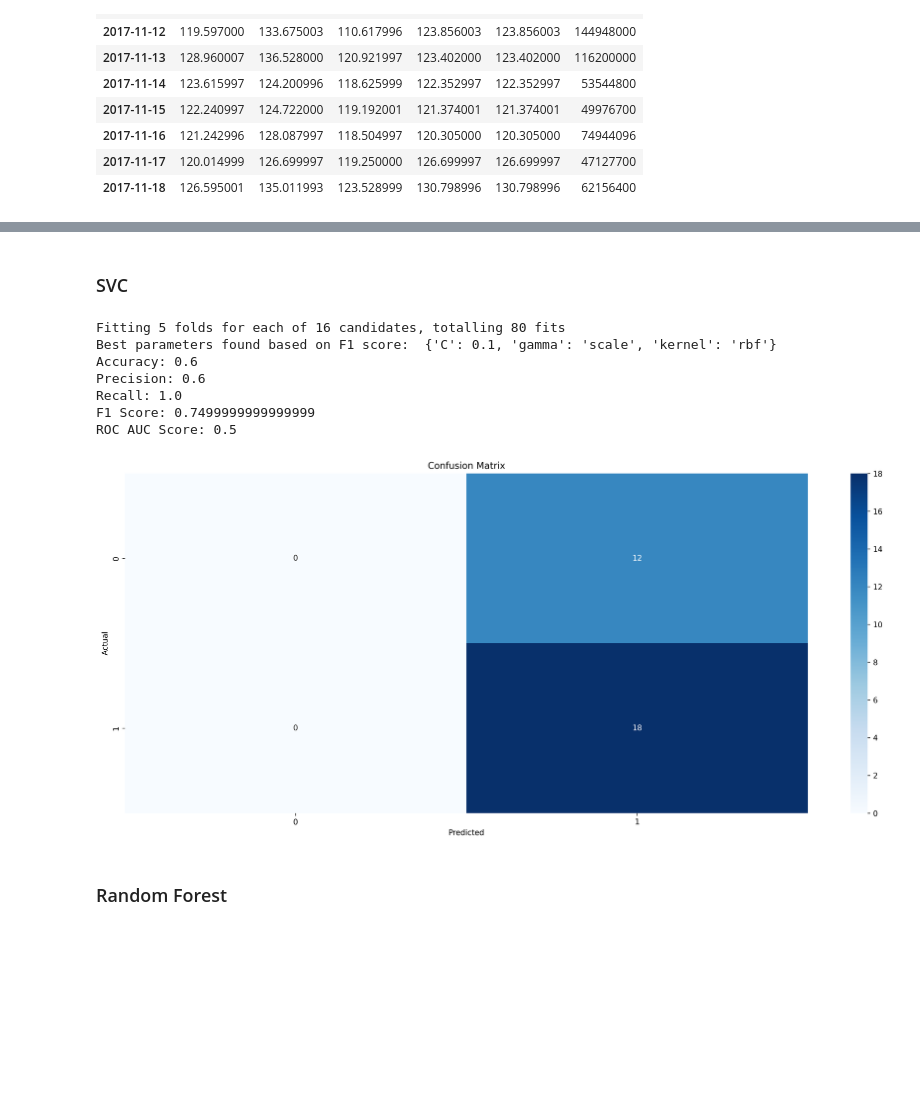
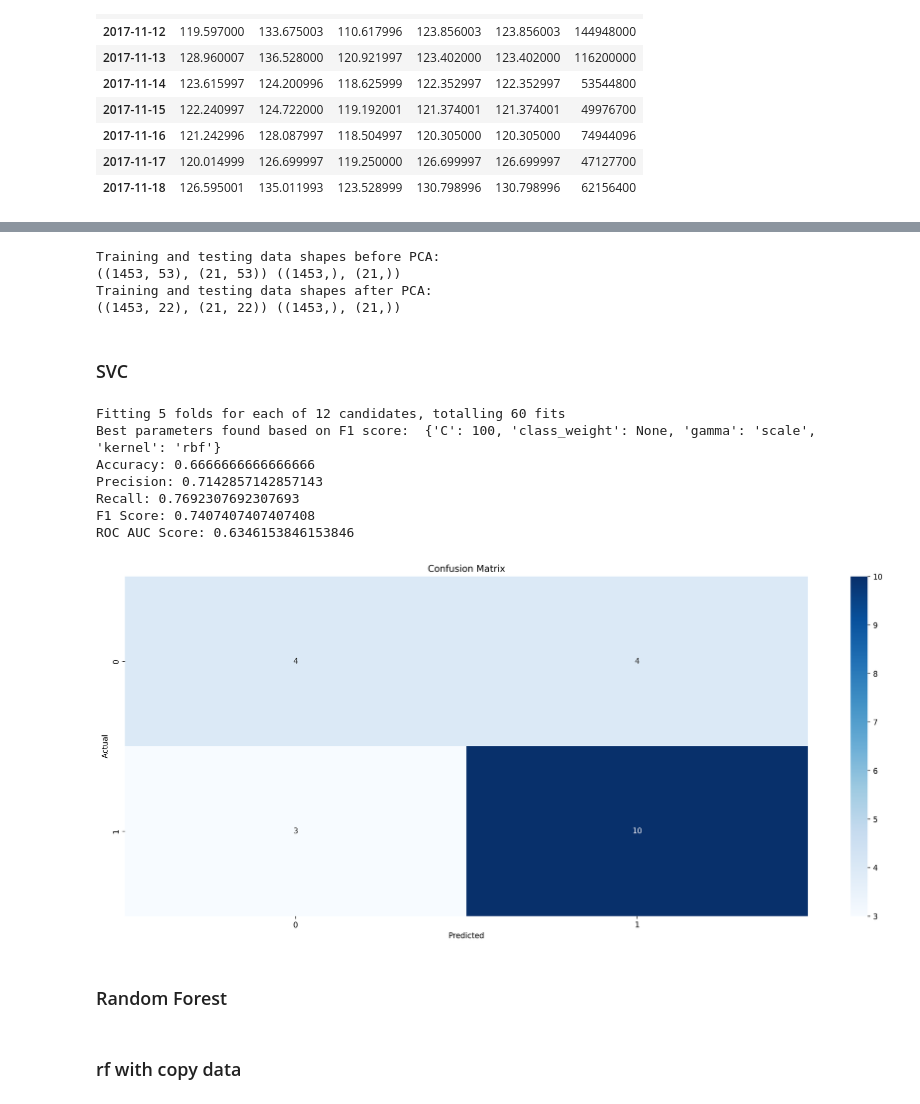
Before and after one commit to GROUP-1-Data-Science-Bootcamp/CryptoClusteringSaga, a Jupyter notebook: project-phase2-part3.ipynb, the cells around one changed output, grey strips where cells are left out. Drawn from its saved outputs; the diff is of its cells as text; code cells hidden in the pictures; blank space fills up the shorter version.

Commit message:
added new models

```diff
--- a/project-phase2-part3.ipynb
+++ b/project-phase2-part3.ipynb
@@ -100,8 +122,6 @@ data["STD10"] = (
 )  # Standard Deviation of the price in the last 10 days
 data["Prev_Return"] = data["Close"].pct_change()  # Previous day returns
 
-data["RSI"] = ta.momentum.RSIIndicator(data["Close"]).rsi()  # Calculating RSI
-
 data = data.dropna()  # Dropping rows with missing values
 # Displaying the new features
 data
@@ -322,65 +413,82 @@ print("Training and testing data shapes before PCA:")
 print((X_train.shape, X_test.shape), (y_train.shape, y_test.shape))
 print("Training and testing data shapes after PCA:")
 print((X_pca_final_train.shape, X_pca_final_test.shape), (y_train.shape, y_test.shape))
+# %% [output]
+Training and testing data shapes before PCA:
+((1453, 53), (21, 53)) ((1453,), (21,))
+Training and testing data shapes after PCA:
+((1453, 22), (21, 22)) ((1453,), (21,))
 # %% [markdown]
 ### SVC
 # %%
 # Define the hyperparameters and their values to be tested
 param_grid = {
-    "C": [0.1, 1, 10, 100],  # Penalty parameter C of the error term
+    "C": [
+        80,
+        100,
+        120,
+    ],  # Penalty parameter C of the error term
     "gamma": ["scale", "auto"],  # Kernel coefficient for 'rbf'
     "kernel": [
         "linear",
         "rbf",
     ],  # Kernel type to be used in the algorithm
+    "class_weight": [None],
 }
 
 # Initialize the GridSearchCV object with the hyperparameters, model, and scoring method
 grid_search = GridSearchCV(
-    SVC(random_state=81), param_grid, refit=True, verbose=1, scoring="f1"
+    SVC(random_state=81),
+    param_grid,
+    refit=True,
+    verbose=1,
+    scoring="r2",
+    n_jobs=-1,
 )
 
 # Fit the model to the data
-grid_search.fit(X_train_scaled, y_train)
+grid_search.fit(X_pca_final_train, y_train)
 
 # Get the best parameters
 best_params = grid_search.best_params_
 print("Best parameters found based on F1 score: ", best_params)
 
 # Use the best model to predict the test data
 best_svm_model = grid_search.best_estimator_
-y_pred = best_svm_model.predict(X_test_scaled)
+y_pred = best_svm_model.predict(X_pca_final_test)
 
 # Evaluate the model
 accuracy = accuracy_score(y_test, y_pred)  # Accuracy of the model
 precision = precision_score(y_test, y_pred)  # Precision of the model
 recall = recall_score(y_test, y_pred)  # Recall of the model
 f1 = f1_score(y_test, y_pred)  # F1 score of the model
 roc_auc = roc_auc_score(y_test, y_pred)  # ROC AUC score of the model
 
 # Display the metrics
 print(f"Accuracy: {accuracy}")
 print(f"Precision: {precision}")
 print(f"Recall: {recall}")
 print(f"F1 Score: {f1}")
 print(f"ROC AUC Score: {roc_auc}")
 
 # Confusion Matrix
 plt.figure(figsize=(20, 8), dpi=250)
 conf_mat = confusion_matrix(y_test, y_pred)  # Confusion matrix of the model
 sns.heatmap(conf_mat, annot=True, fmt="g", cmap="Blues")  # Plot the confusion matrix
 plt.xlabel("Predicted")
 plt.ylabel("Actual")
 plt.title("Confusion Matrix")
 plt.show()
 # %% [output]
-Fitting 5 folds for each of 16 candidates, totalling 80 fits
-Best parameters found based on F1 score:  {'C': 0.1, 'gamma': 'scale', 'kernel': 'rbf'}
-Accuracy: 0.6
-Precision: 0.6
-Recall: 1.0
-F1 Score: 0.7499999999999999
-ROC AUC Score: 0.5
+Fitting 5 folds for each of 12 candidates, totalling 60 fits
+Best parameters found based on F1 score:  {'C': 100, 'class_weight': None, 'gamma': 'scale', 'kernel': 'rbf'}
+Accuracy: 0.6666666666666666
+Precision: 0.7142857142857143
+Recall: 0.7692307692307693
+F1 Score: 0.7407407407407408
+ROC AUC Score: 0.6346153846153846
-[figure, old version]
+[figure, new version]
 # %% [markdown]
 ### Random Forest
+# %% [markdown]
+### rf with copy data
```
Also changed, not shown: parts of 18 cells of this notebook.
